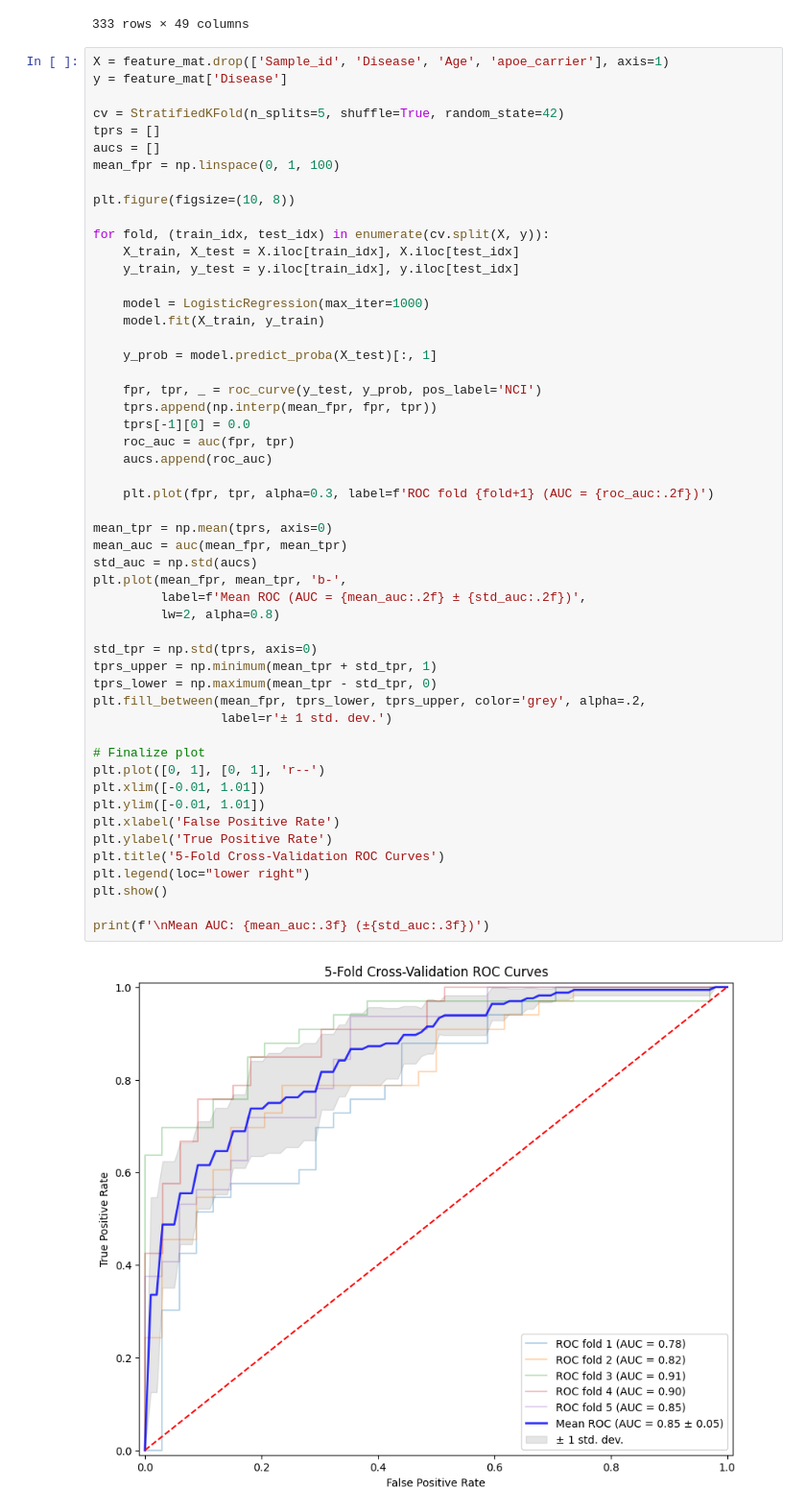
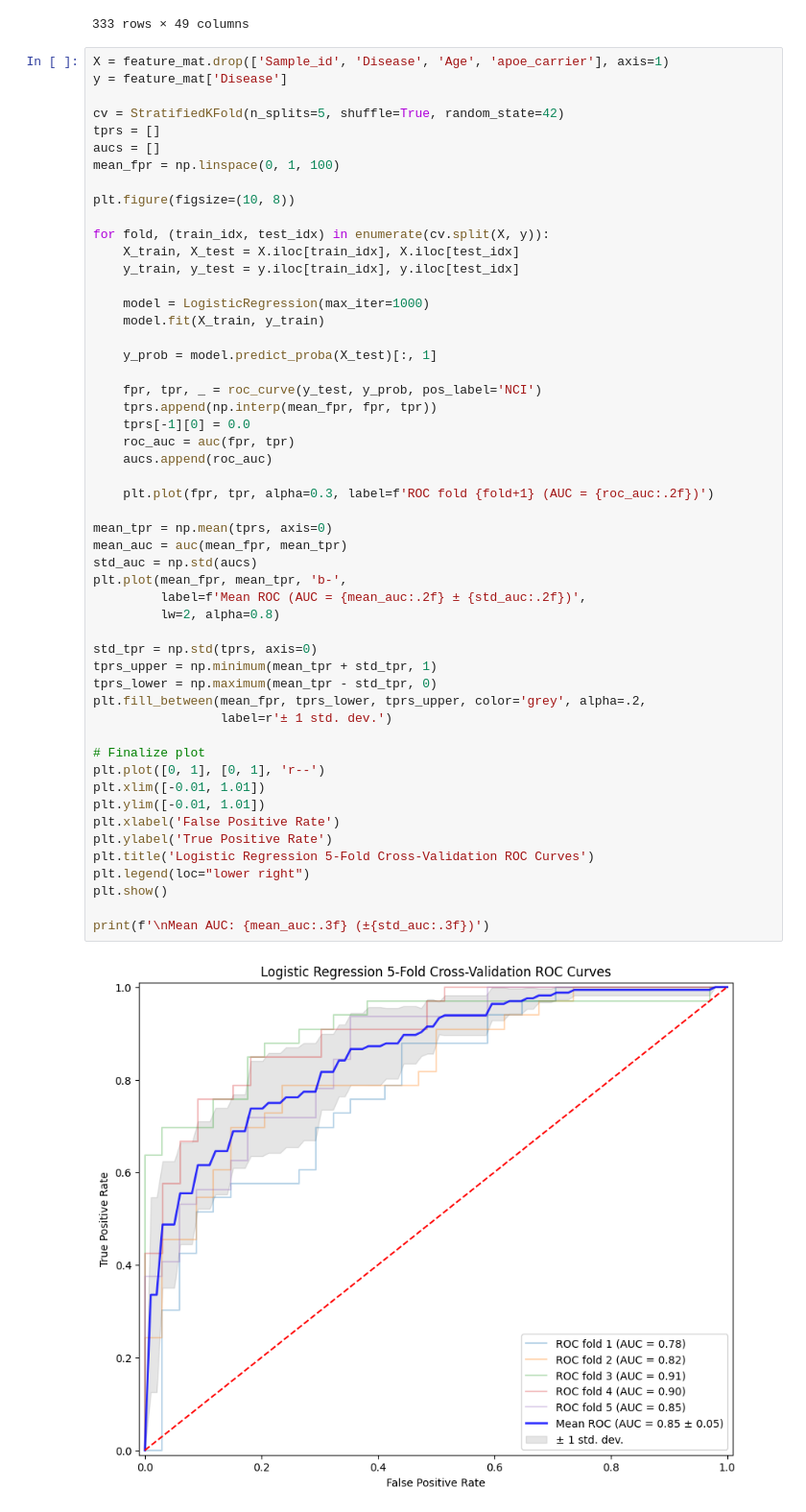
Before and after one commit to Wenshu-Zhang/BENG203_Final_Project, a Jupyter notebook: logistic_regression.ipynb, the cells around one changed output. Shown: that part at 96% size. Cells and saved outputs as stored; diff of their text form.

Commit message:
modify figure titles

```diff
--- a/logistic_regression.ipynb
+++ b/logistic_regression.ipynb
@@ -110,35 +110,35 @@ for fold, (train_idx, test_idx) in enumerate(cv.split(X, y)):
     tprs[-1][0] = 0.0
     roc_auc = auc(fpr, tpr)
     aucs.append(roc_auc)
 
     plt.plot(fpr, tpr, alpha=0.3, label=f'ROC fold {fold+1} (AUC = {roc_auc:.2f})')
 
 mean_tpr = np.mean(tprs, axis=0)
 mean_auc = auc(mean_fpr, mean_tpr)
 std_auc = np.std(aucs)
 plt.plot(mean_fpr, mean_tpr, 'b-',
          label=f'Mean ROC (AUC = {mean_auc:.2f} ± {std_auc:.2f})',
          lw=2, alpha=0.8)
 
 std_tpr = np.std(tprs, axis=0)
 tprs_upper = np.minimum(mean_tpr + std_tpr, 1)
 tprs_lower = np.maximum(mean_tpr - std_tpr, 0)
 plt.fill_between(mean_fpr, tprs_lower, tprs_upper, color='grey', alpha=.2,
                  label=r'± 1 std. dev.')
 
 # Finalize plot
 plt.plot([0, 1], [0, 1], 'r--')
 plt.xlim([-0.01, 1.01])
 plt.ylim([-0.01, 1.01])
 plt.xlabel('False Positive Rate')
 plt.ylabel('True Positive Rate')
-plt.title('5-Fold Cross-Validation ROC Curves')
+plt.title('Logistic Regression 5-Fold Cross-Validation ROC Curves')
 plt.legend(loc="lower right")
 plt.show()
 
 print(f'\nMean AUC: {mean_auc:.3f} (±{std_auc:.3f})')
 # %% [output]
-[figure, old version]
+[figure, new version]
 Mean AUC: 0.854 (±0.048)
 # %%
 X = feature_mat.drop(['Sample_id', 'Disease', 'apoe_carrier'], axis=1)
```
Also changed, not shown: parts of 1 cell of this notebook.
